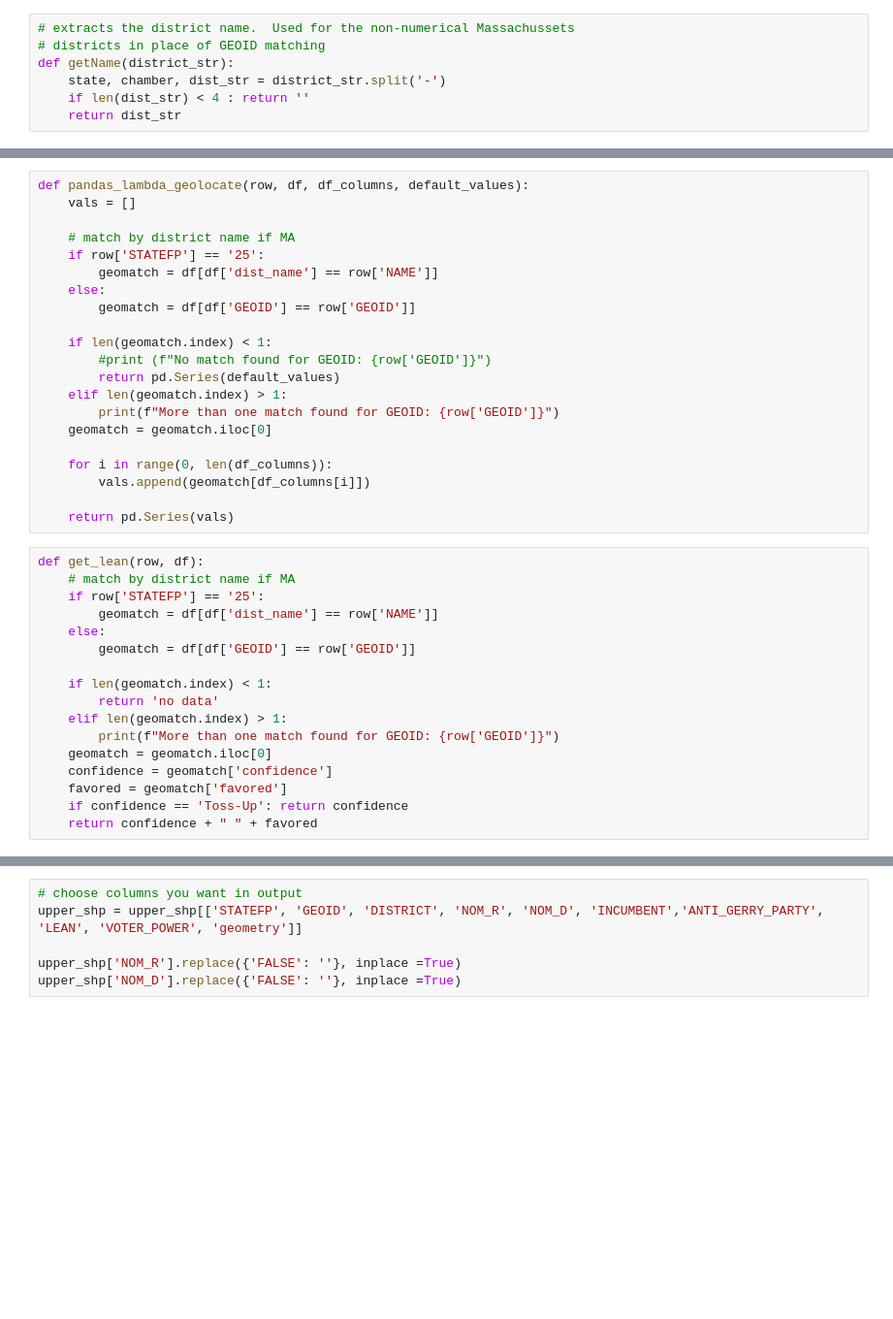
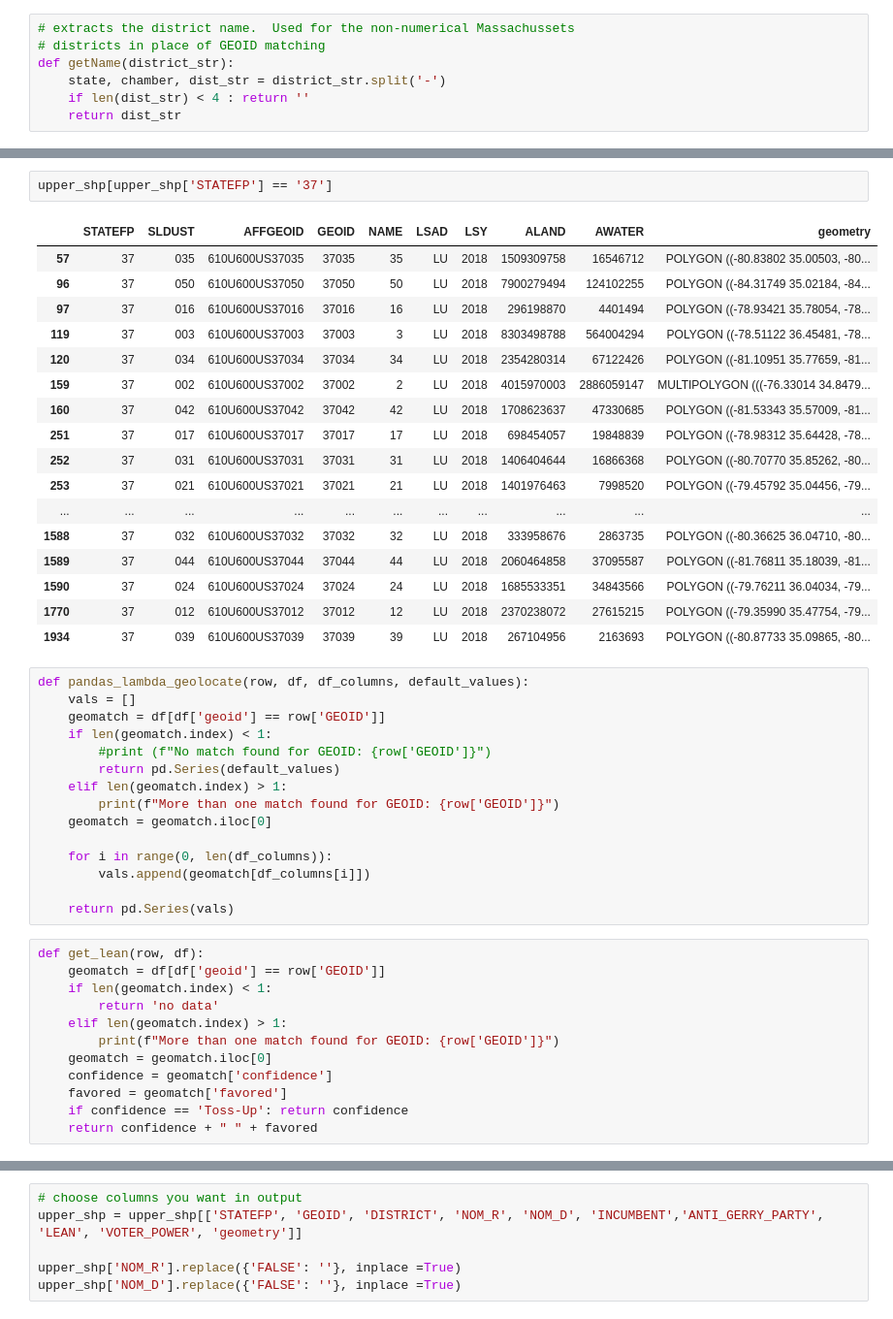
Before and after one commit to PrincetonUniversity/PEC-map, a Jupyter notebook: moneyball-data-munge.ipynb, the cells around one changed output, grey strips where cells are left out. Shown at 97% size. Drawn from its saved outputs; the diff is of its cells as text; blank space fills up the shorter version.

```diff
--- a/moneyball-data-munge.ipynb
+++ b/moneyball-data-munge.ipynb
@@ -156,13 +143,27 @@ upper_shp.head()
+# %%
+upper_shp[upper_shp['STATEFP'] == '37']
+# %% [output]
+|  | STATEFP | SLDUST | AFFGEOID | GEOID | NAME | LSAD | LSY | ALAND | AWATER | geometry |
+| 57 | 37 | 035 | 610U600US37035 | 37035 | 35 | LU | 2018 | 1509309758 | 16546712 | POLYGON ((-80.83802 35.00503, -80... |
+| 96 | 37 | 050 | 610U600US37050 | 37050 | 50 | LU | 2018 | 7900279494 | 124102255 | POLYGON ((-84.31749 35.02184, -84... |
+| 97 | 37 | 016 | 610U600US37016 | 37016 | 16 | LU | 2018 | 296198870 | 4401494 | POLYGON ((-78.93421 35.78054, -78... |
+| 119 | 37 | 003 | 610U600US37003 | 37003 | 3 | LU | 2018 | 8303498788 | 564004294 | POLYGON ((-78.51122 36.45481, -78... |
+| 120 | 37 | 034 | 610U600US37034 | 37034 | 34 | LU | 2018 | 2354280314 | 67122426 | POLYGON ((-81.10951 35.77659, -81... |
+| 159 | 37 | 002 | 610U600US37002 | 37002 | 2 | LU | 2018 | 4015970003 | 2886059147 | MULTIPOLYGON (((-76.33014 34.8479... |
+| 160 | 37 | 042 | 610U600US37042 | 37042 | 42 | LU | 2018 | 1708623637 | 47330685 | POLYGON ((-81.53343 35.57009, -81... |
+| 251 | 37 | 017 | 610U600US37017 | 37017 | 17 | LU | 2018 | 698454057 | 19848839 | POLYGON ((-78.98312 35.64428, -78... |
+| 252 | 37 | 031 | 610U600US37031 | 37031 | 31 | LU | 2018 | 1406404644 | 16866368 | POLYGON ((-80.70770 35.85262, -80... |
+| 253 | 37 | 021 | 610U600US37021 | 37021 | 21 | LU | 2018 | 1401976463 | 7998520 | POLYGON ((-79.45792 35.04456, -79... |
+| ... | ... | ... | ... | ... | ... | ... | ... | ... | ... | ... |
+| 1588 | 37 | 032 | 610U600US37032 | 37032 | 32 | LU | 2018 | 333958676 | 2863735 | POLYGON ((-80.36625 36.04710, -80... |
+| 1589 | 37 | 044 | 610U600US37044 | 37044 | 44 | LU | 2018 | 2060464858 | 37095587 | POLYGON ((-81.76811 35.18039, -81... |
+| 1590 | 37 | 024 | 610U600US37024 | 37024 | 24 | LU | 2018 | 1685533351 | 34843566 | POLYGON ((-79.76211 36.04034, -79... |
+| 1770 | 37 | 012 | 610U600US37012 | 37012 | 12 | LU | 2018 | 2370238072 | 27615215 | POLYGON ((-79.35990 35.47754, -79... |
+| 1934 | 37 | 039 | 610U600US37039 | 37039 | 39 | LU | 2018 | 267104956 | 2163693 | POLYGON ((-80.87733 35.09865, -80... |
 # %%
 def pandas_lambda_geolocate(row, df, df_columns, default_values):
     vals = []
-
-    # match by district name if MA
-    if row['STATEFP'] == '25':
-        geomatch = df[df['dist_name'] == row['NAME']]
-    else:
-        geomatch = df[df['GEOID'] == row['GEOID']]
-
+    geomatch = df[df['geoid'] == row['GEOID']]
     if len(geomatch.index) < 1:
         #print (f"No match found for GEOID: {row['GEOID']}")
         return pd.Series(default_values)
@@ -176,12 +177,7 @@ def pandas_lambda_geolocate(row, df, df_columns, default_values):
     return pd.Series(vals)
 # %%
 def get_lean(row, df):
-    # match by district name if MA
-    if row['STATEFP'] == '25':
-        geomatch = df[df['dist_name'] == row['NAME']]
-    else:
-        geomatch = df[df['GEOID'] == row['GEOID']]
-
+    geomatch = df[df['geoid'] == row['GEOID']]
     if len(geomatch.index) < 1:
         return 'no data'
     elif len(geomatch.index) > 1:
```
Also changed, not shown: parts of 24 cells of this notebook, 23 other files.
